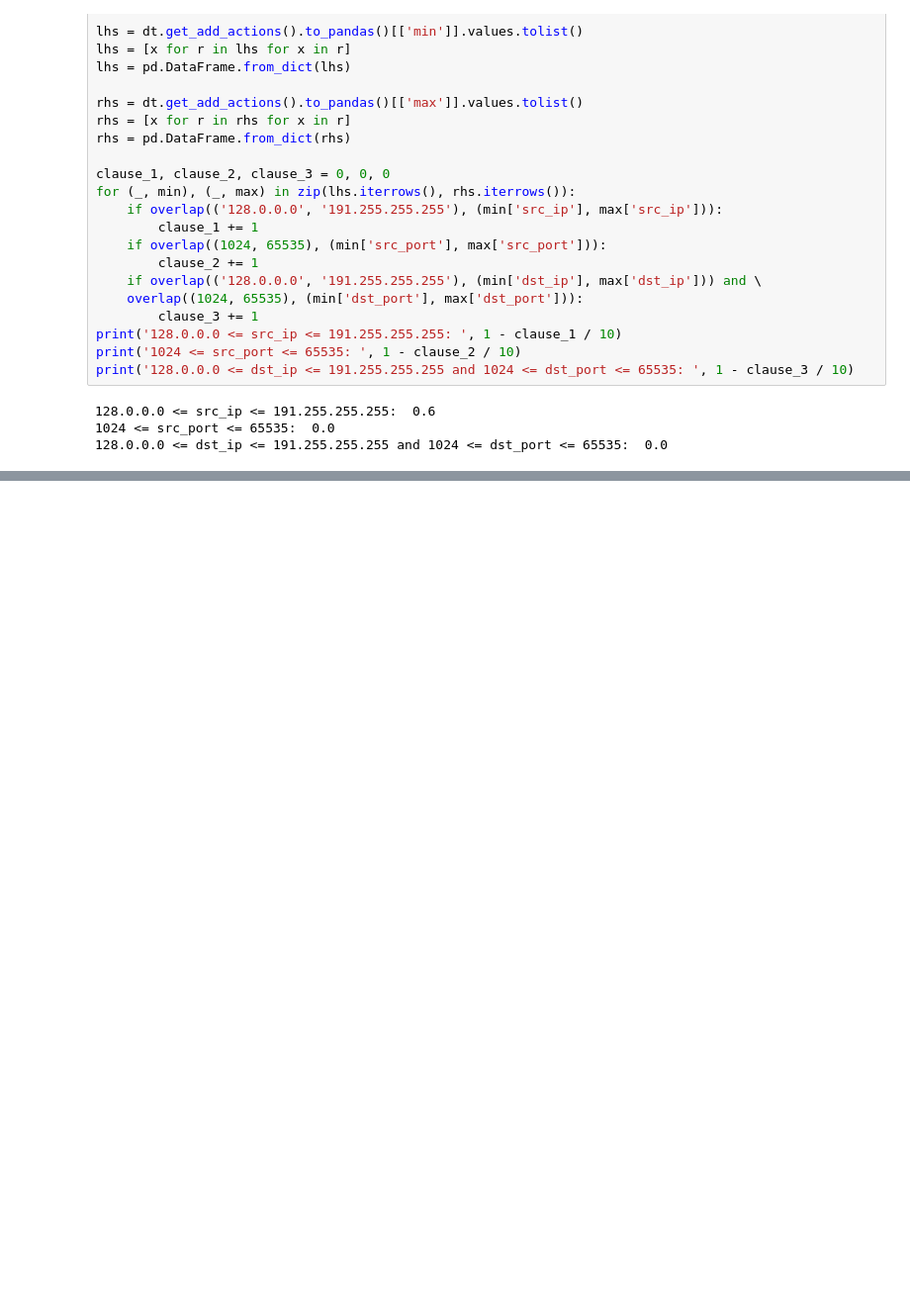
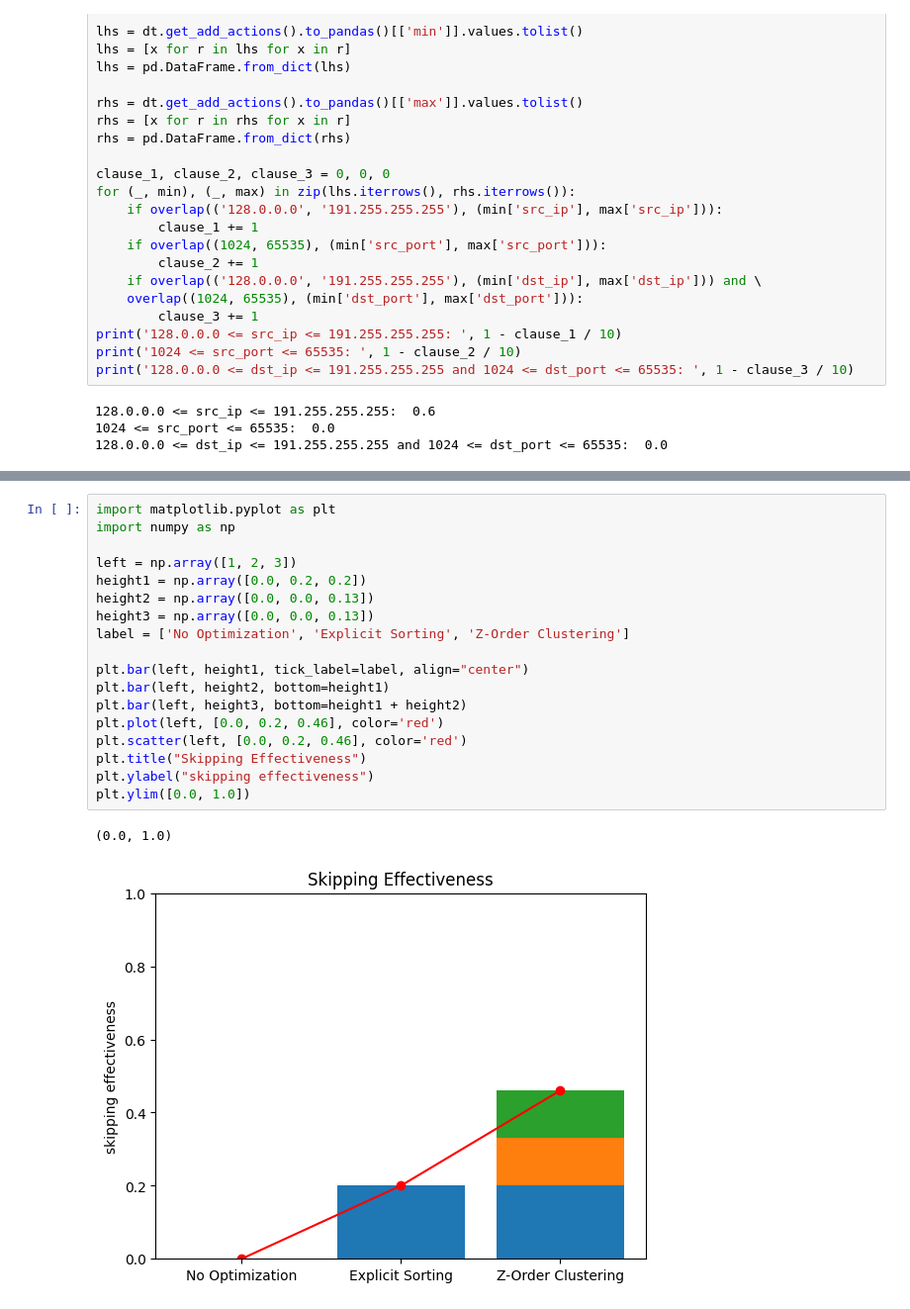
Before and after one commit to kotosiro/sharing-examples, a Jupyter notebook: delta-sharing-data-skipping/notebooks/01_Load_Delta_Table_with_Data_Skipping.ipynb, the cells around one changed output, grey strips where cells are left out. Shown: that part at 99% size. Cells and saved outputs as stored; diff of their text form; blank space fills up the shorter version.

```diff
--- a/delta-sharing-data-skipping/notebooks/01_Load_Delta_Table_with_Data_Skipping.ipynb
+++ b/delta-sharing-data-skipping/notebooks/01_Load_Delta_Table_with_Data_Skipping.ipynb
@@ -267,0 +316,21 @@ print('128.0.0.0 <= dst_ip <= 191.255.255.255 and 1024 <= dst_port <= 65535: ',
+# %%
+import matplotlib.pyplot as plt
+import numpy as np
+
+left = np.array([1, 2, 3])
+height1 = np.array([0.0, 0.2, 0.2])
+height2 = np.array([0.0, 0.0, 0.13])
+height3 = np.array([0.0, 0.0, 0.13])
+label = ['No Optimization', 'Explicit Sorting', 'Z-Order Clustering']
+
+plt.bar(left, height1, tick_label=label, align="center")
+plt.bar(left, height2, bottom=height1)
+plt.bar(left, height3, bottom=height1 + height2)
+plt.plot(left, [0.0, 0.2, 0.46], color='red')
+plt.scatter(left, [0.0, 0.2, 0.46], color='red')
+plt.title("Skipping Effectiveness")
+plt.ylabel("skipping effectiveness")
+plt.ylim([0.0, 1.0])
+# %% [output]
+(0.0, 1.0)
+[figure, added]
```
Also changed, not shown: parts of 17 cells of this notebook, 3 other files.
